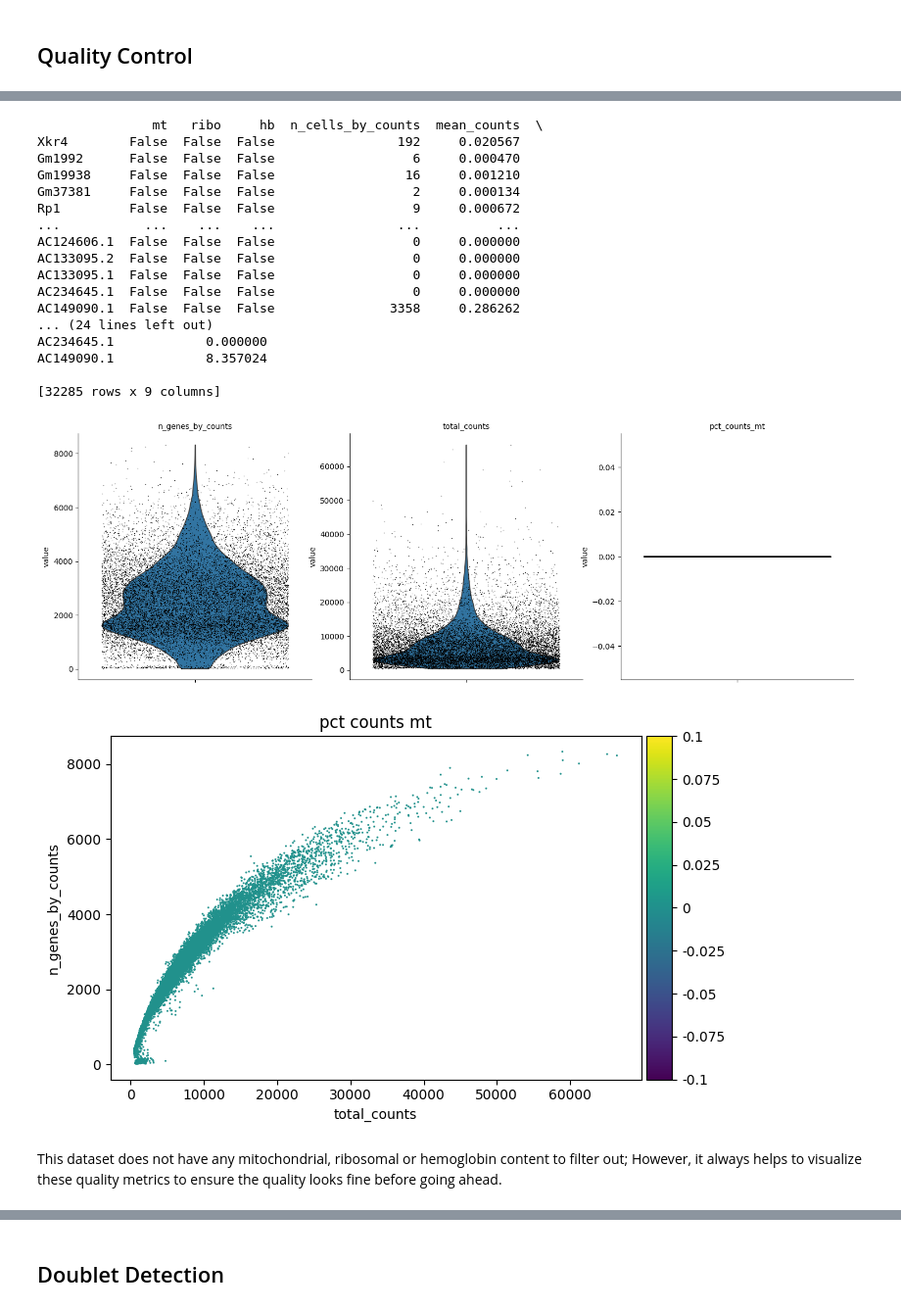
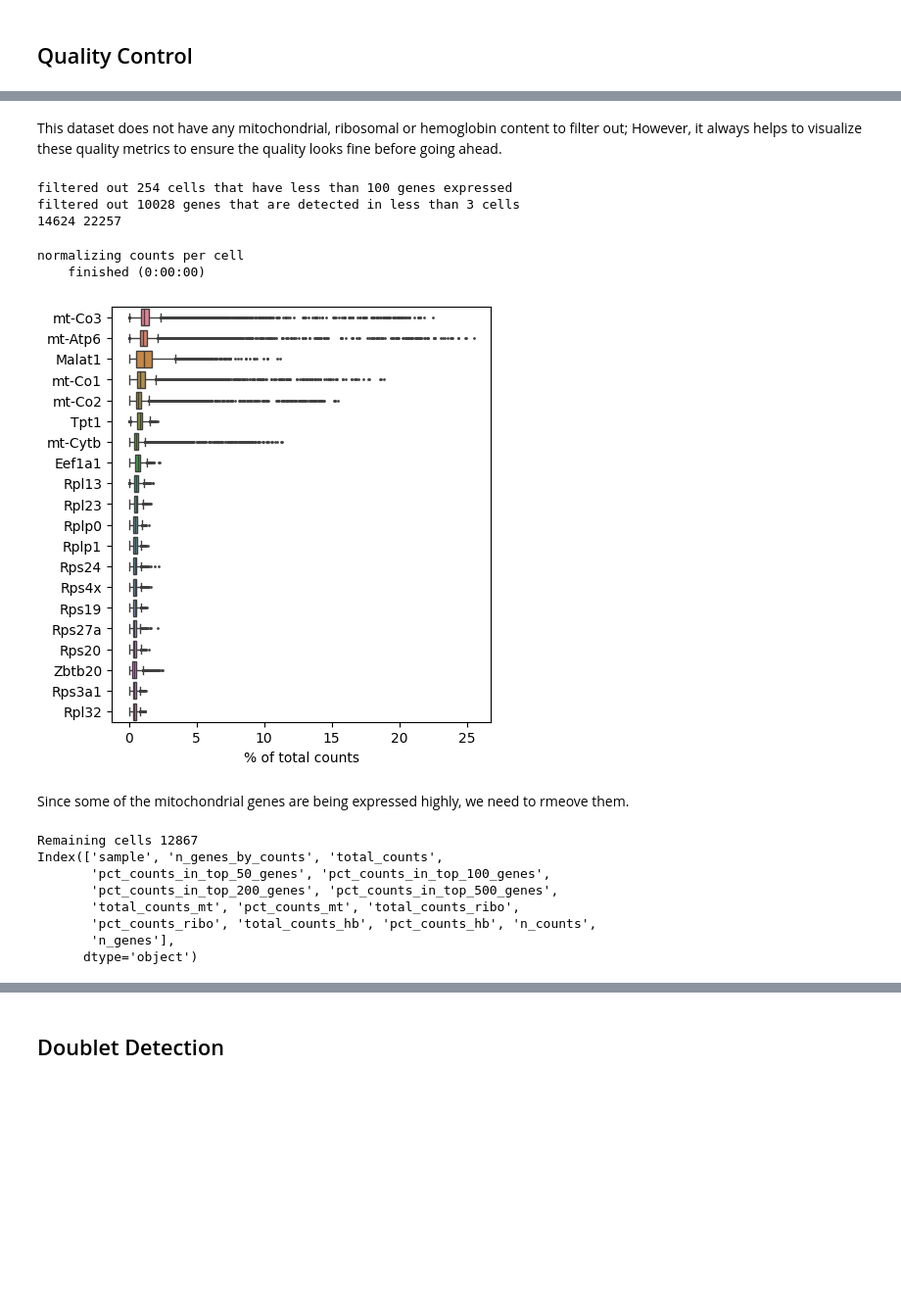
Before and after one commit to swarnalidasgupta/Stem-cell-function-and-disease-progression-in-muscular-dystrophy-using-injured-mouse-model, a Jupyter notebook: processing.ipynb, the cells around one changed output, grey strips where cells are left out. Shown at 98% size. Cells and saved outputs as stored; diff of their text form; code cells hidden in the pictures; blank space fills up the shorter version.

Commit message:
Quality control

```diff
--- a/processing.ipynb
+++ b/processing.ipynb
@@ -9,6 +9,9 @@ import pandas as pd
 import numpy as np
 import matplotlib as plt
 import seaborn as sns
+# %%
+## Set scanpy verbosity
+sc.settings.verbosity = 3
 # %% [markdown]
 ## Load and pre-process the data
 # %%
@@ -47,23 +113,8 @@ AnnData object with n_obs × n_vars = 14878 × 32285
 # %%
-
-## Mitochondrial content
-adata.var["mt"] = adata.var_names.str.startswith("Mt-")
-## Ribosomal genes
-adata.var["ribo"] = adata.var_names.str.startswith("RPS", "RPL")
-## Hemoglobin genes
-adata.var["hb"] = adata.var_names.str.startswith("^HB[^(P)]")
-
-# Sanity check
-print(adata.var)
-
-## Calculate quality control metrics
-sc.pp.calculate_qc_metrics(
-    adata, qc_vars=["mt", "ribo", "hb"], inplace=True, log1p=True
-)
 ## Visualize quality metrics using violin plot
 sc.pl.violin(
     adata,
-    ["n_genes_by_counts", "total_counts", "pct_counts_mt"],
+    ["n_genes_by_counts", "total_counts", "percent_mt2"],
     jitter=0.4,
     multi_panel=True,
 )
@@ -72,31 +123,45 @@ sc.pl.violin(
 sc.pl.scatter(
     adata,
     "total_counts", "n_genes_by_counts",
-    color = "pct_counts_mt"
+    color = "percent_mt2"
 )
-# %% [output]
-               mt   ribo     hb  n_cells_by_counts  mean_counts  \
-Xkr4        False  False  False                192     0.020567
-Gm1992      False  False  False                  6     0.000470
-Gm19938     False  False  False                 16     0.001210
-Gm37381     False  False  False                  2     0.000134
-Rp1         False  False  False                  9     0.000672
-...           ...    ...    ...                ...          ...
-AC124606.1  False  False  False                  0     0.000000
-AC133095.2  False  False  False                  0     0.000000
-AC133095.1  False  False  False                  0     0.000000
-AC234645.1  False  False  False                  0     0.000000
-AC149090.1  False  False  False               3358     0.286262
-... (24 lines left out)
-AC234645.1            0.000000
-AC149090.1            8.357024
-
-[32285 rows x 9 columns]
-[figure, removed]
-[figure, removed]
 # %% [markdown]
 This dataset does not have any mitochondrial, ribosomal or hemoglobin content to filter out; However, it always helps to visualize these quality metrics to ensure the quality looks fine before going ahead.
 # %%
-# Filter out some cells as a basic quality control measure
+## Filter out cells that have at least 200 genes with values
 sc.pp.filter_cells(adata, min_genes = 100)
+
+## Filter out genes that have counts in at least 3 cells
 sc.pp.filter_genes(adata, min_cells = 3)
+
+print(adata.n_obs, adata.n_vars)
+# %% [output]
+filtered out 254 cells that have less than 100 genes expressed
+filtered out 10028 genes that are detected in less than 3 cells
+14624 22257
+# %%
+sc.pl.highest_expr_genes(adata, n_top = 20)
+# %% [output]
+normalizing counts per cell
+    finished (0:00:00)
+[figure, added]
+# %% [markdown]
+Since some of the mitochondrial genes are being expressed highly, we need to rmeove them.
+# %%
+## Mitochondrial and ribosomal filtering
+adata = adata[adata.obs["pct_counts_mt"] < 20, :]
+adata = adata[adata.obs["pct_counts_ribo"] > 5, :]
+print("Remaining cells %d"%adata.n_obs)
+
+print(adata.obs.columns)
+#print(adata.obs["pct_counts_mt"])
+#print(adata.var[adata.var["mt"] == True])
+# %% [output]
+Remaining cells 12867
+Index(['sample', 'n_genes_by_counts', 'total_counts',
+       'pct_counts_in_top_50_genes', 'pct_counts_in_top_100_genes',
+       'pct_counts_in_top_200_genes', 'pct_counts_in_top_500_genes',
+       'total_counts_mt', 'pct_counts_mt', 'total_counts_ribo',
+       'pct_counts_ribo', 'total_counts_hb', 'pct_counts_hb', 'n_counts',
+       'n_genes'],
+      dtype='object')
```
Also changed, not shown: parts of 15 cells of this notebook.
